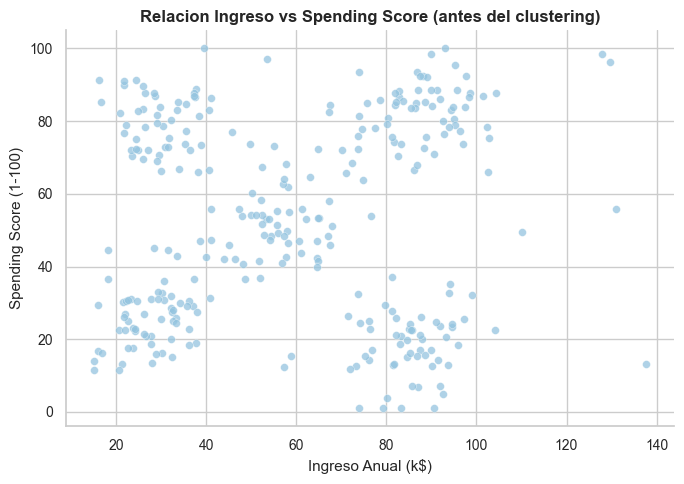
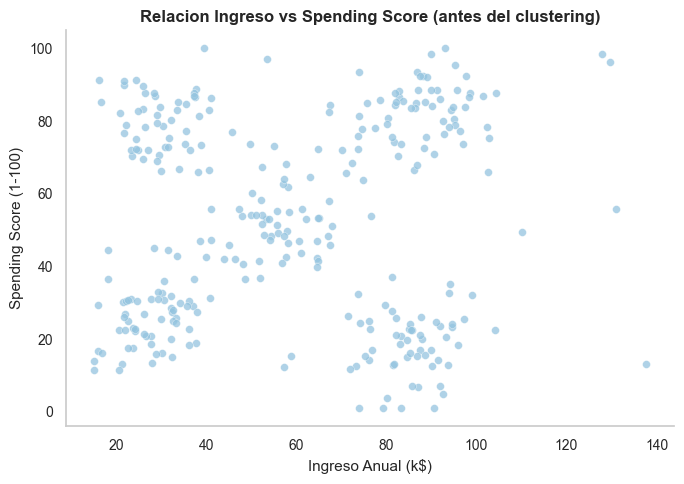
The change to this notebook cell's code, shown as a diff; its figure went from the first image to the second:
--- before
+++ after
@@ -8,4 +8,5 @@
 ax.tick_params(labelsize=10)
 ax.spines[["top", "right"]].set_visible(False)
+ax.grid(False)  # U3: scatter — data-ink ratio
 plt.tight_layout()
 plt.show()

Commit: Agrega celdas descriptivas antes de cada bloque de código en ambos notebooks